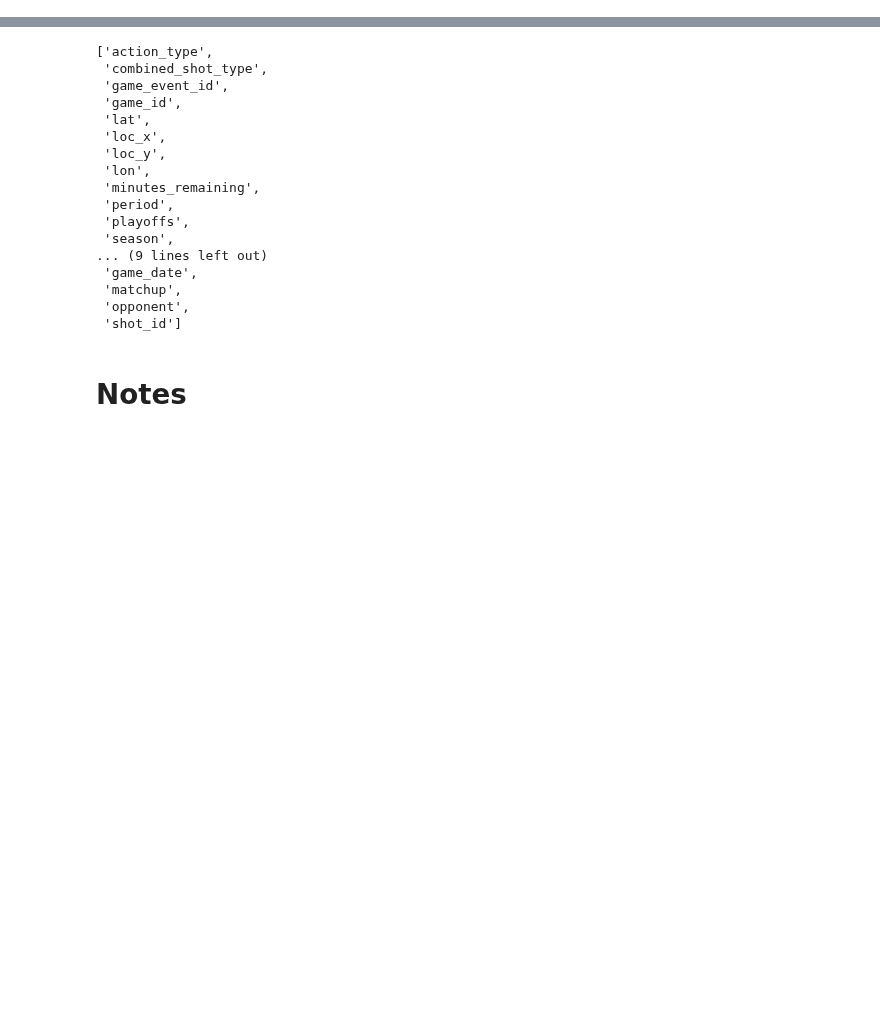
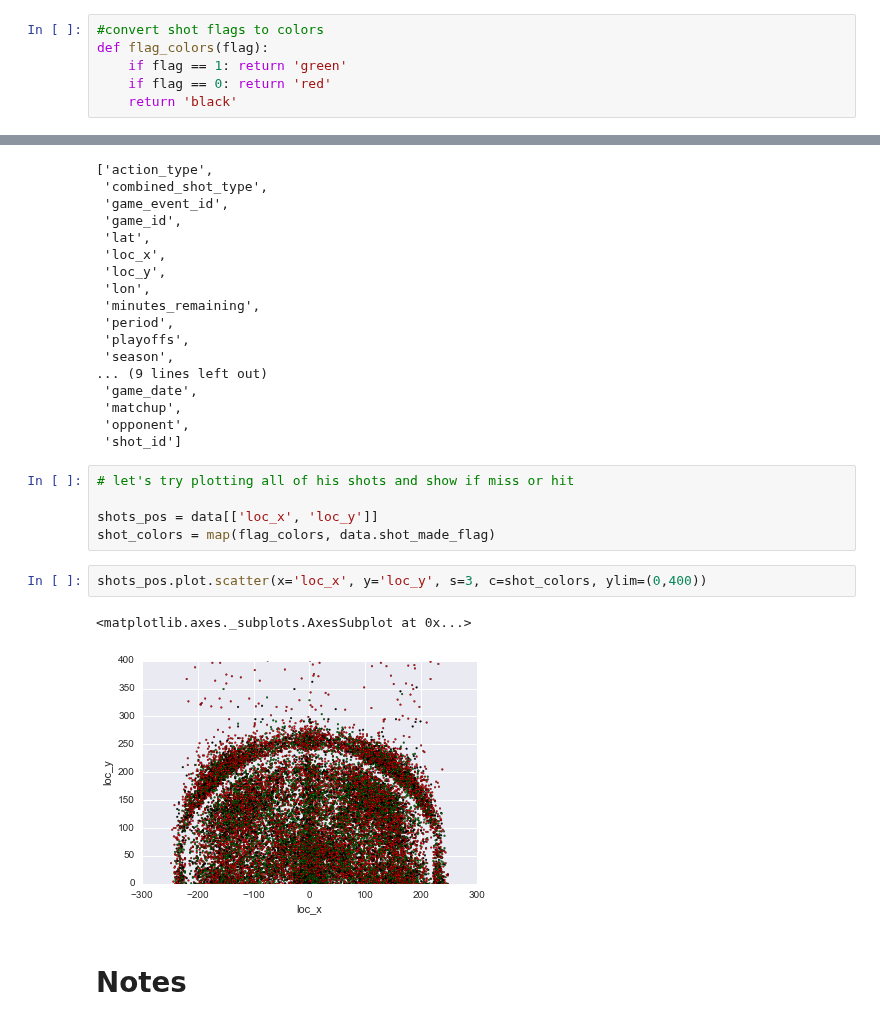
Before and after one commit to joaopcoelho/kobe-shots, a Jupyter notebook: kobe.ipynb, the cells around one changed output, grey strips where cells are left out. Drawn from its saved outputs; the diff is of its cells as text; blank space fills up the shorter version.

Commit message:
add shot plots

```diff
--- a/kobe.ipynb
+++ b/kobe.ipynb
@@ -9,0 +21,6 @@ import seaborn as sns
+# %%
+#convert shot flags to colors
+def flag_colors(flag):
+    if flag == 1: return 'green'
+    if flag == 0: return 'red'
+    return 'black'
@@ -49,6 +70,16 @@ list(data.columns.values)
  'matchup',
  'opponent',
  'shot_id']
+# %%
+# let's try plotting all of his shots and show if miss or hit
+
+shots_pos = data[['loc_x', 'loc_y']]
+shot_colors = map(flag_colors, data.shot_made_flag)
+# %%
+shots_pos.plot.scatter(x='loc_x', y='loc_y', s=3, c=shot_colors, ylim=(0,400))
+# %% [output]
+<matplotlib.axes._subplots.AxesSubplot at 0x...>
+[figure, added]
 # %% [markdown]
 # Notes
 # %% [markdown]
```
Also changed, not shown: parts of 9 cells of this notebook, 1 other file.
